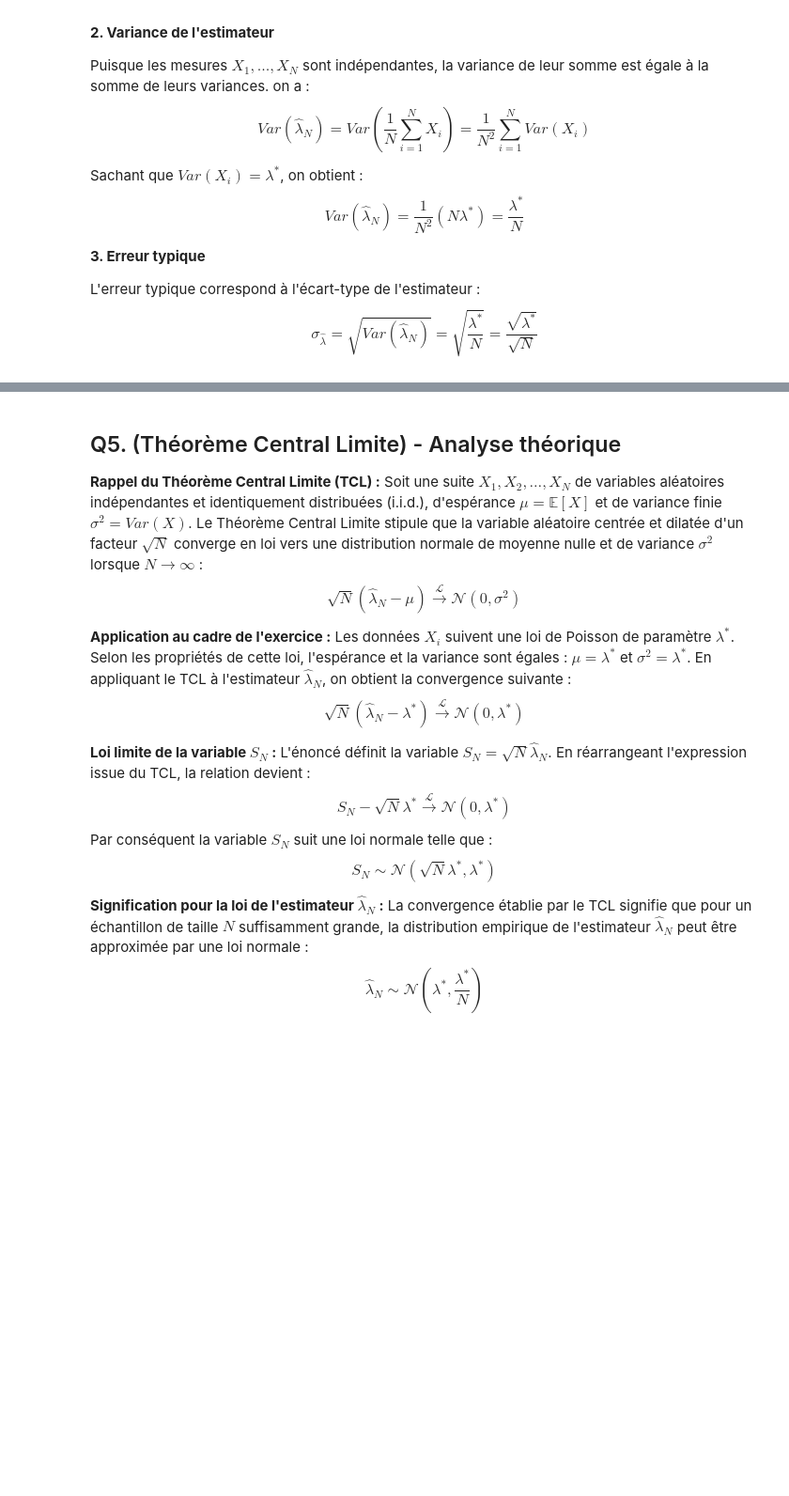
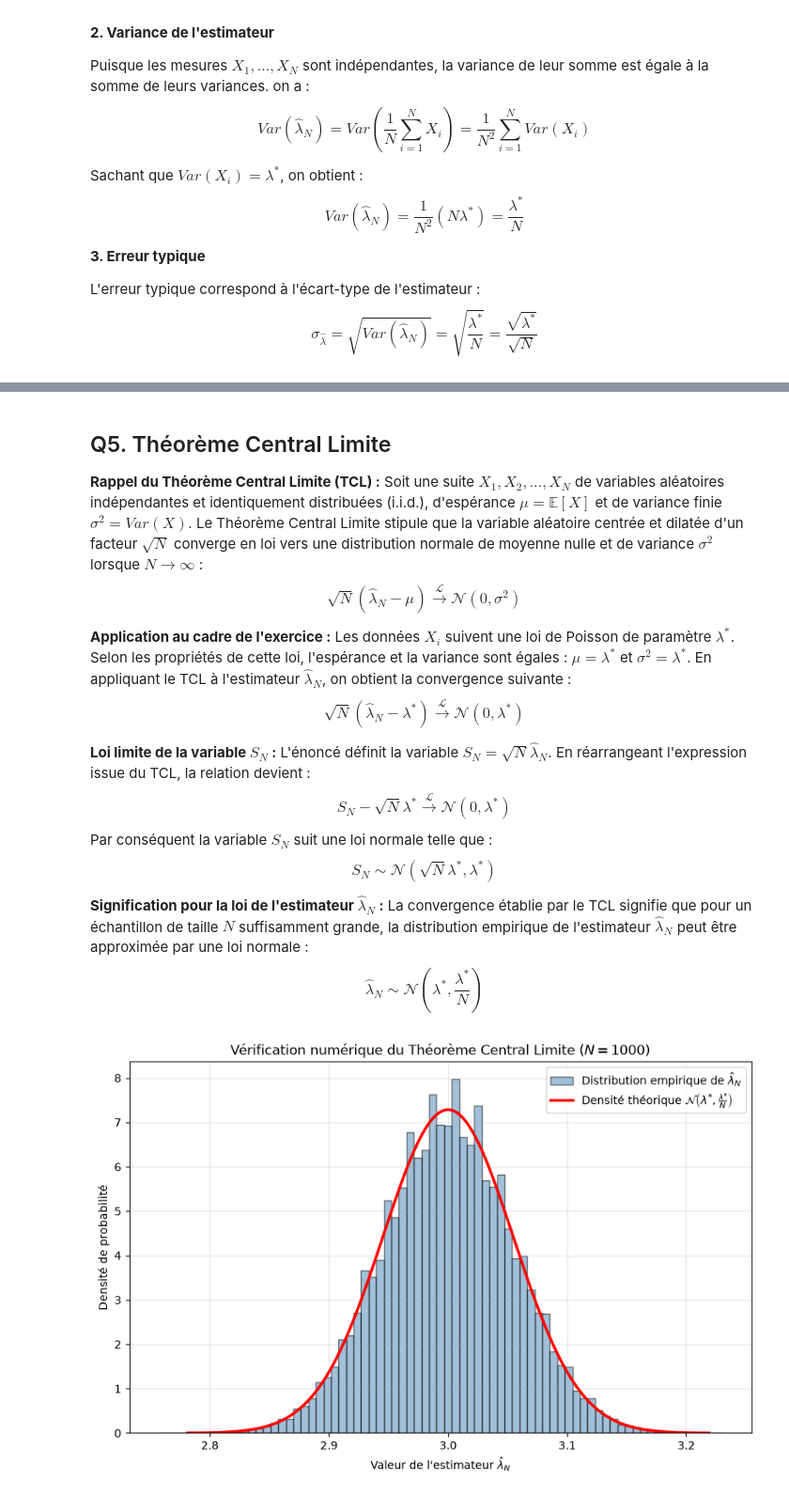
Before and after one commit to Brieucjub/homework1, a Jupyter notebook: homework1_exo2.ipynb, the cells around one changed output, grey strips where cells are left out. Shown at 94% size. Drawn from its saved outputs; the diff is of its cells as text; code cells hidden in the pictures; blank space fills up the shorter version.

```diff
--- a/homework1_exo2.ipynb
+++ b/homework1_exo2.ipynb
@@ -79,5 +230,5 @@ $$\sigma_{\hat{\lambda}} = \sqrt{Var(\hat{\lambda}_N)} = \sqrt{\frac{\lambda^*}{
 # %% [markdown]
-## Q5. (Théorème Central Limite) - Analyse théorique
+## Q5. Théorème Central Limite
 
 **Rappel du Théorème Central Limite (TCL) :**
 Soit une suite $X_{1}, X_{2}, \dots, X_{N}$ de variables aléatoires indépendantes et identiquement distribuées (i.i.d.), d'espérance $\mu = \mathbb{E}[X]$ et de variance finie $\sigma^{2} = Var(X)$. Le Théorème Central Limite stipule que la variable aléatoire centrée et dilatée d'un facteur $\sqrt{N}$ converge en loi vers une distribution normale de moyenne nulle et de variance $\sigma^{2}$ lorsque $N \to \infty$ :
@@ -97,3 +248,35 @@ $$ S_{N} \sim \mathcal{N}(\sqrt{N}\lambda^{*}, \lambda^{*}) $$
 **Signification pour la loi de l'estimateur $\hat{\lambda}_{N}$ :**
 La convergence établie par le TCL signifie que pour un échantillon de taille $N$ suffisamment grande, la distribution empirique de l'estimateur $\hat{\lambda}_{N}$  peut être approximée par une loi normale :
 $$ \hat{\lambda}_{N} \sim \mathcal{N}\left(\lambda^{*}, \frac{\lambda^{*}}{N}\right) $$
+# %%
+# Fixation stricte des paramètres pour l'analyse locale
+N_tcl = 1000
+M_tcl = 100000
+
+echantillons_tcl = np.random.poisson(lambda_star, (M_tcl, N_tcl))
+lambda_hat_tcl = np.mean(echantillons_tcl, axis=1)
+
+plt.figure(figsize=(10, 6))
+
+plt.hist(lambda_hat_tcl, bins=75, density=True, alpha=0.5, color='steelblue',
+         edgecolor='black', label=r"Distribution empirique de $\hat{\lambda}_{N}$")
+
+# Modélisation théorique
+mu = lambda_star
+sigma = np.sqrt(lambda_star / N_tcl)
+x = np.linspace(mu - 4*sigma, mu + 4*sigma, 1000)
+y = (1 / (sigma * np.sqrt(2 * np.pi))) * np.exp(-0.5 * ((x - mu) / sigma)**2)
+
+plt.plot(x, y, color='red', linewidth=2.5,
+         label=r"Densité théorique $\mathcal{N}\left(\lambda^{*}, \frac{\lambda^{*}}{N}\right)$")
+
+plt.xlabel(r"Valeur de l'estimateur $\hat{\lambda}_{N}$")
+plt.ylabel(r"Densité de probabilité")
+plt.title(r"Vérification numérique du Théorème Central Limite ($N = {}$)".format(N_tcl))
+plt.legend()
+plt.grid(True, alpha=0.3)
+
+plt.show()
+plt.close()
+# %% [output]
+[figure, added]
```
Also changed, not shown: parts of 11 cells of this notebook, 3 other files.
